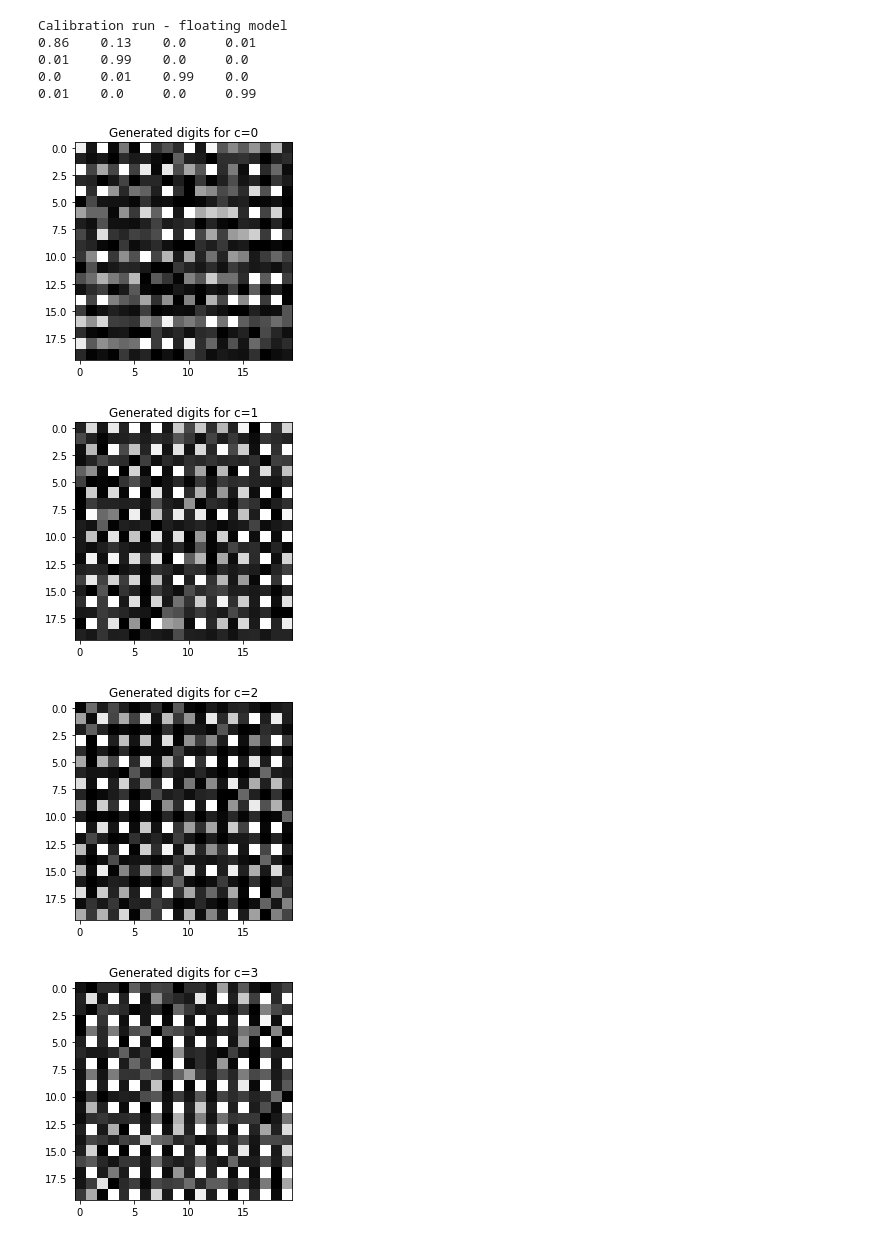
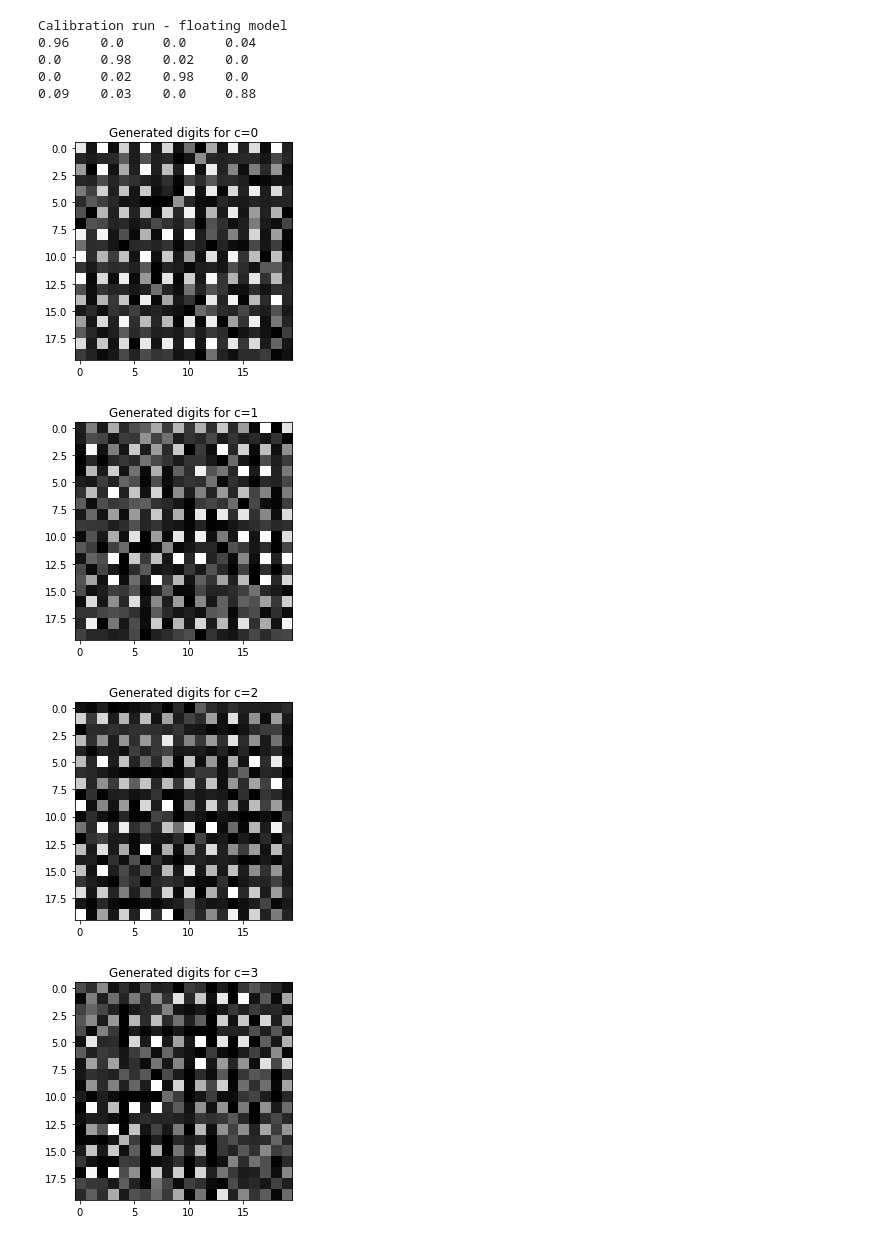
Before and after one commit to philipp-97/aml-cINN, a Jupyter notebook: notebooks/hx_mock_example.ipynb, the cells around one changed output. Saved outputs shown, nothing was run; the diff lists cells and outputs as text; code cells hidden in the pictures.

Commit message:
Clean up hx_mock_example notebook

```diff
--- a/notebooks/hx_mock_example.ipynb
+++ b/notebooks/hx_mock_example.ipynb
@@ -107,6 +111,7 @@ class CONFIG(com.baseCONFIG):
     device = "cpu"
     n_workers = 8
 
+    # Hardware simulation
     mock = False
 
     # Training
@@ -117,7 +122,7 @@ class CONFIG(com.baseCONFIG):
     milestones = [20, 40]
     betas = (0.9, 0.999)
 
-    n_epochs = 1
+    n_epochs = 5
 
     init_scale = 0.03
     pre_low_lr = 0
@@ -154,6 +159,7 @@ class CONFIG(com.baseCONFIG):
     load_file = "out/hx_mock/hx_mock_example_checkpoint.pt"
     filename = "out/hx_mock/hx_mock_example_cinn.pt"
 
+    # Checkpoints
     checkpoint_save_interval =  50
     checkpoint_save_overwrite = True
     checkpoint_on_error = True
@@ -625,6 +557,10 @@ except BaseException as b:
+# %%
+load_config = CONFIG
+load_model = EXAMPLEcINN_hx(load_config)
+load_model.load(load_config.save_dir + "hx_mock_example_cinn.pt")
 # %%
 def show_samples(model, data, config, label):
-    '''produces and shows cINN samples for a given label (0-9)'''
+    '''Produces and shows cINN samples for a given label.'''
 
     N_samples = 100
     l = torch.LongTensor(N_samples).to(config.device)
@@ -651,19 +587,18 @@ def show_samples(model, data, config, label):
     plt.figure()
     plt.title(F'Generated digits for c={label}')
     plt.imshow(full_image, vmin=0, vmax=1, cmap='gray')
-    #plt.show()
     plt.savefig(config.save_dir + f"/eval_{label}")
 # %%
 print("Calibration run - floating model")
 for k in range(4):
-    show_samples(model_floating, data, config, k)
+    show_samples(load_model, data, config, k)
 # %% [output]
 Calibration run - floating model
-0.86    0.13    0.0     0.01
-0.01    0.99    0.0     0.0
-0.0     0.01    0.99    0.0
-0.01    0.0     0.0     0.99
+0.96    0.0     0.0     0.04
+0.0     0.98    0.02    0.0
+0.0     0.02    0.98    0.0
+0.09    0.03    0.0     0.88
-[figure, old version]
+[figure, new version]
-[figure, old version]
+[figure, new version]
-[figure, old version]
+[figure, new version]
-[figure, old version]
+[figure, new version]
```
Also changed, not shown: parts of 20 cells of this notebook.
